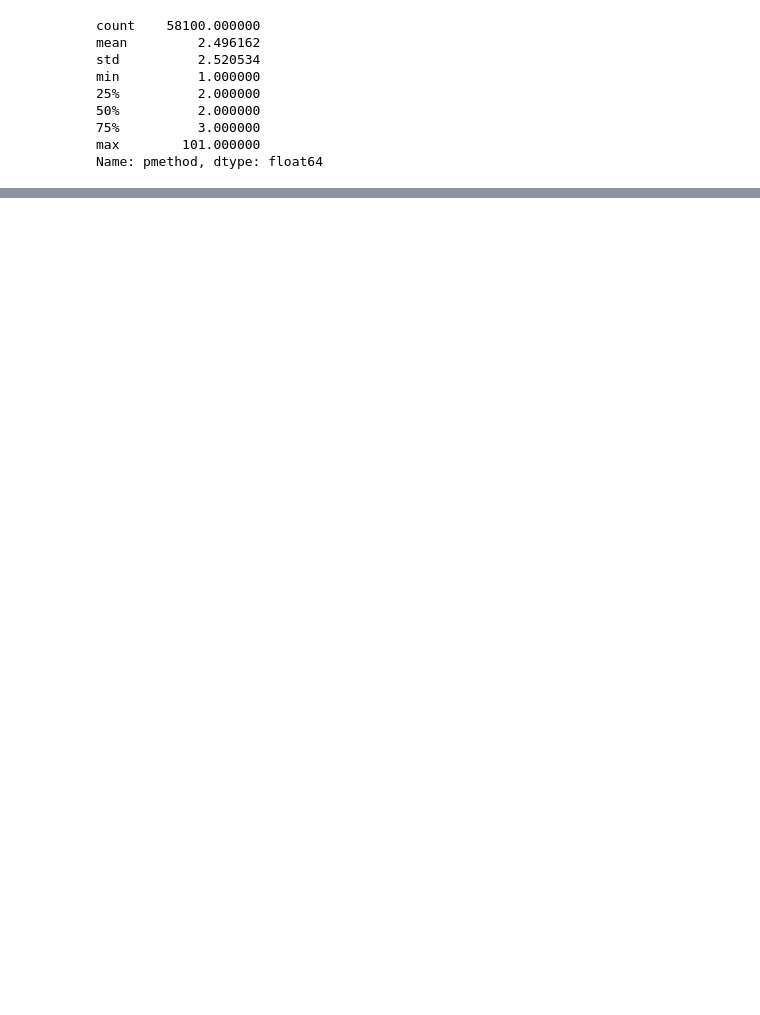
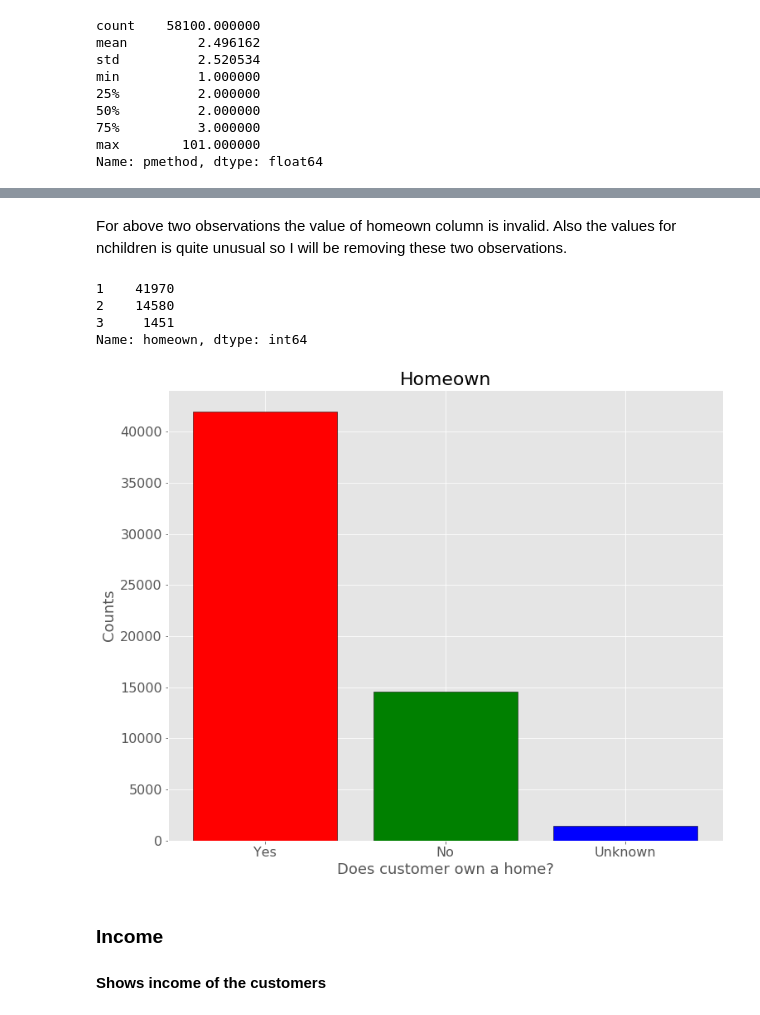
Before and after one commit to NandishRPatel/DATA-SCIENCE-PROJECTS, a Jupyter notebook: SIMULATED COLES DATA/Project_Notebook.ipynb, the cells around one changed output, grey strips where cells are left out. Saved outputs shown, nothing was run; the diff lists cells and outputs as text; code cells hidden in the pictures; blank space fills up the shorter version.

```diff
--- a/SIMULATED COLES DATA/Project_Notebook.ipynb
+++ b/SIMULATED COLES DATA/Project_Notebook.ipynb
@@ -220,0 +335,26 @@ Name: pmethod, dtype: float64
+# %% [markdown]
+For above two observations the value of homeown column is invalid. Also the values for nchildren is quite unusual so I will be removing these two observations.
+# %%
+# Filtering out the data
+data = data[data.homeown < 4]
+
+# Converting the homeown from integer to categorical variable
+data.homeown = data.homeown.astype("category")
+
+# Gettting the frequency of the categories
+homeown_count_series = data.homeown.value_counts()
+homeown_count_series
+# %% [output]
+1    41970
+2    14580
+3     1451
+Name: homeown, dtype: int64
+# %%
+%autoreload 2
+custom_functions.barplot(homeown_count_series, "Does customer own a home?", "Counts", "Homeown",
+                         color=["red", "green", "blue"], labels = ["Yes", "No", "Unknown"])
+# %% [output]
+[figure, added]
+# %% [markdown]
+### Income
+#### Shows income of the customers
```
Also changed, not shown: parts of 28 cells of this notebook, 1 other file.
